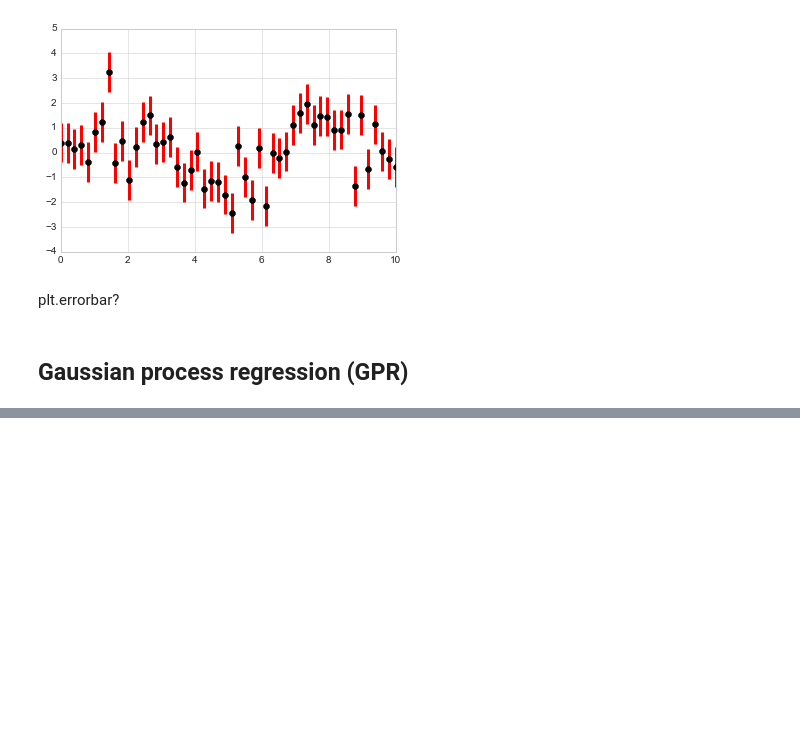
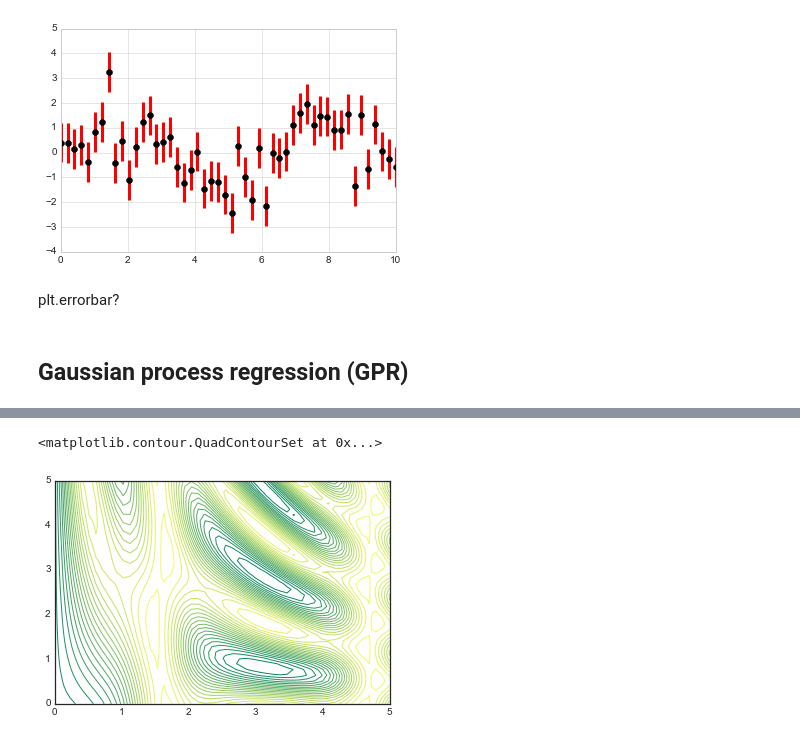
Before and after one commit to davejscott/PythonDataScience, a Jupyter notebook: MatplotlibPractice.ipynb, the cells around one changed output, grey strips where cells are left out. Saved outputs shown, nothing was run; the diff lists cells and outputs as text; code cells hidden in the pictures; blank space fills up the shorter version.

```diff
--- a/MatplotlibPractice.ipynb
+++ b/MatplotlibPractice.ipynb
@@ -339,0 +380,5 @@ GaussianProcessRegressor?
+# %%
+plt.contour(X, Y, Z, 20, cmap='summer')
+# %% [output]
+<matplotlib.contour.QuadContourSet at 0x...>
+[figure, added]
```
Also changed, not shown: parts of 65 cells of this notebook.
